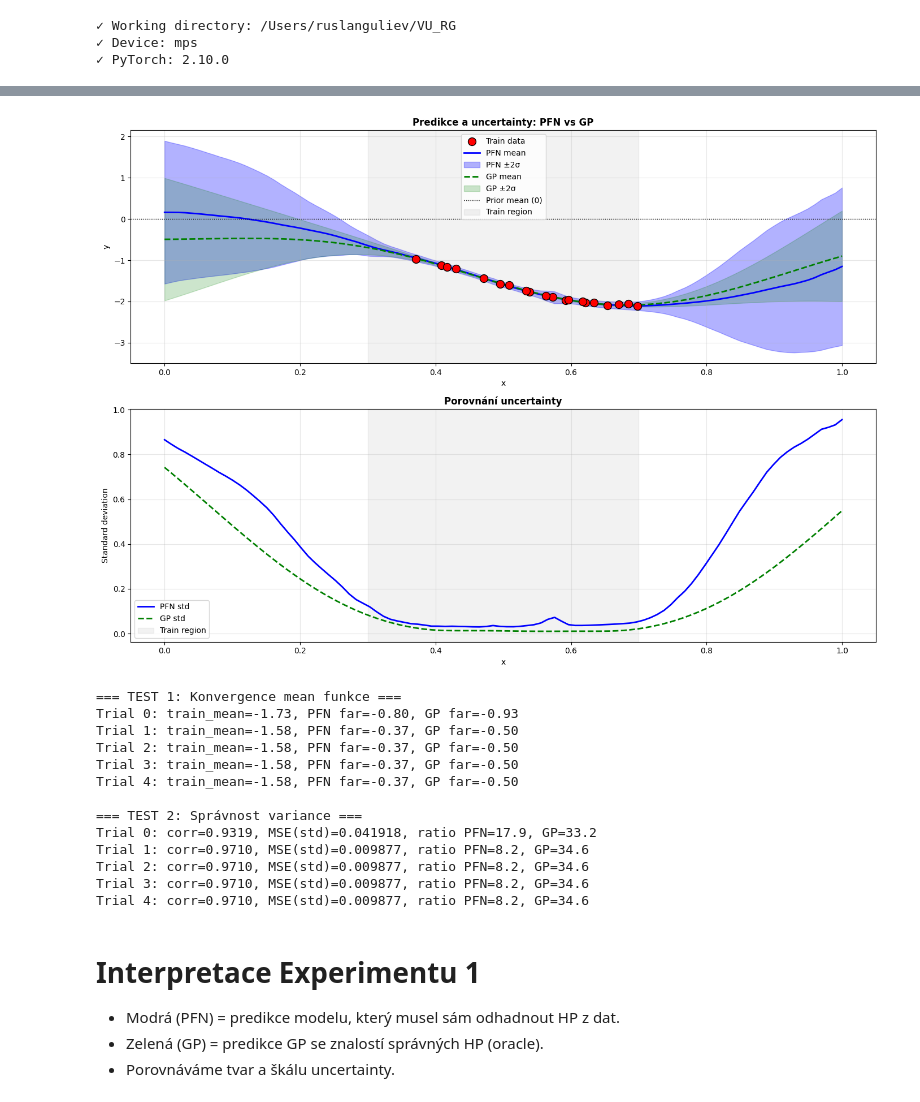
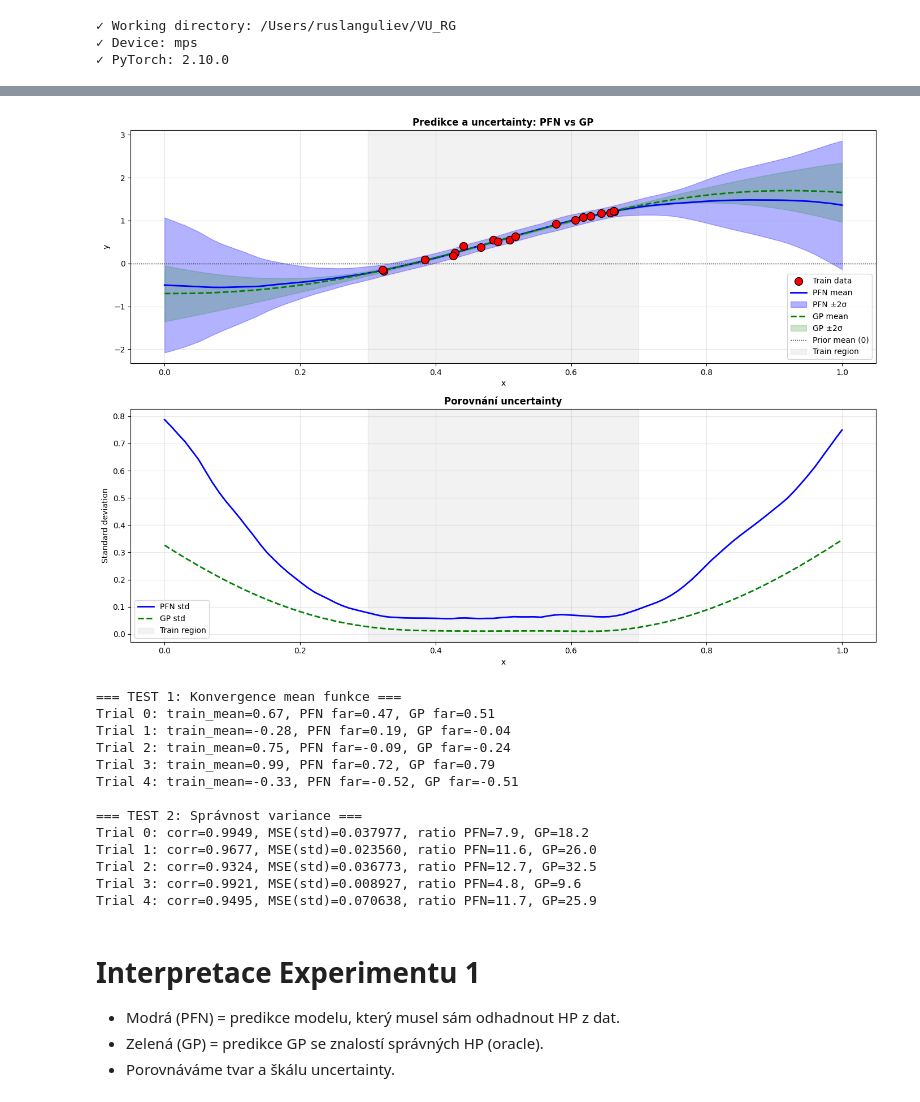
Before and after one commit to gulierus/VU_RG, a Jupyter notebook: experiments/PFN_RANDOM_HP_EXPERIMENTS.ipynb, the cells around one changed output, grey strips where cells are left out. Cells and saved outputs as stored; diff of their text form; code cells hidden in the pictures.

```diff
--- a/experiments/PFN_RANDOM_HP_EXPERIMENTS.ipynb
+++ b/experiments/PFN_RANDOM_HP_EXPERIMENTS.ipynb
@@ -53,12 +53,13 @@ print(f"✓ PyTorch: {torch.__version__}")
 # =============================================
 # NAČTENÍ MODELU
 # =============================================
-checkpoint_path = os.path.join('models', 'pfn_gp_model_hps_distr.pth')
+checkpoint_path = os.path.join('models', 'pfn_gp_model_hps_distr_300.pth')
 
 print(f"Loading: {checkpoint_path}")
 checkpoint = torch.load(checkpoint_path, map_location=device, weights_only=False)
 
 config = checkpoint['config']
+
 num_features = config['num_features']
 max_dataset_size = config['max_dataset_size']
 
@@ -108,8 +109,7 @@ loaded_model.eval()
 # GLOBÁLNÍ NASTAVENÍ
 # =============================================
 # Defaultní HP pro experimenty
-NOISE = 1e-3
-hps = {"noise": NOISE, "outputscale": 1.0, "lengthscale": 0.3}
+hps = {"noise": 1e-3, "outputscale": 1.0, "lengthscale": 0.3}
 hps_demo = hps
 
 def reset_seed():
@@ -122,6 +122,11 @@ def reset_seed():
     if torch.cuda.is_available():
         torch.cuda.manual_seed_all(s)
 
+def get_batch_cpu(batch_size, seq_len, num_features, hyperparameters, device):
+    """Wrapper: generuje data na CPU (správný seed), přesune na device."""
+    batch = get_batch_for_gp(batch_size, seq_len, num_features,
+                              device='cpu', hyperparameters=hyperparameters)
+    return Batch(x=batch.x.to(device), y=batch.y.to(device), target_y=batch.target_y.to(device))
 # Reset seedu HNED po dummy tréninku
 reset_seed()
 
@@ -179,7 +180,7 @@ def test_prior_convergence_and_variance(model, hps, n_trials=10):
     results = []
 
     for trial in range(n_trials):
-        batch = get_batch_for_gp(batch_size=1, seq_len=100, num_features=1, hyperparameters=hps)
+        batch = get_batch_cpu(batch_size=1, seq_len=100, num_features=1, hyperparameters=hps, device=device)
 
         train_mask = (batch.x[0, :, 0] >= 0.3) & (batch.x[0, :, 0] <= 0.7)
         train_indices = torch.where(train_mask)[0][:20]
@@ -230,47 +231,47 @@ ax.legend(); ax.grid(True, alpha=0.3)
 
 ax = axes[1]
 ax.plot(res['test_x'], res['pfn_std'], 'b-', lw=2, label='PFN std')
 ax.plot(res['test_x'], res['gp_std'], 'g--', lw=2, label='GP std')
 ax.axvspan(0.3, 0.7, alpha=0.1, color='gray', label='Train region')
 ax.set_xlabel('x'); ax.set_ylabel('Standard deviation')
 ax.set_title('Porovnání uncertainty', fontweight='bold')
 ax.legend(); ax.grid(True, alpha=0.3)
 plt.tight_layout(); plt.show()
 
 print("\n=== TEST 1: Konvergence mean funkce ===")
 for i, res in enumerate(results):
     far_mask = (res['test_x'] < 0.2) | (res['test_x'] > 0.8)
     near_mask = (res['test_x'] >= 0.4) & (res['test_x'] <= 0.6)
     train_mean = np.mean(res['train_y'])
     print(f"Trial {i}: train_mean={train_mean:.2f}, "
           f"PFN far={np.mean(res['pfn_mean'][far_mask]):.2f}, "
           f"GP far={np.mean(res['gp_mean'][far_mask]):.2f}")
 
 print("\n=== TEST 2: Správnost variance ===")
 for i, res in enumerate(results):
     corr = np.corrcoef(res['pfn_std'], res['gp_std'])[0, 1]
     mse_std = np.mean((res['pfn_std'] - res['gp_std'])**2)
     far_mask = (res['test_x'] < 0.2) | (res['test_x'] > 0.8)
     near_mask = (res['test_x'] >= 0.4) & (res['test_x'] <= 0.6)
     pfn_ratio = np.mean(res['pfn_std'][far_mask]) / np.mean(res['pfn_std'][near_mask])
     gp_ratio = np.mean(res['gp_std'][far_mask]) / np.mean(res['gp_std'][near_mask])
     print(f"Trial {i}: corr={corr:.4f}, MSE(std)={mse_std:.6f}, "
           f"ratio PFN={pfn_ratio:.1f}, GP={gp_ratio:.1f}")
 # %% [output]
-[figure, old version]
+[figure, new version]
 === TEST 1: Konvergence mean funkce ===
-Trial 0: train_mean=-1.73, PFN far=-0.80, GP far=-0.93
-Trial 1: train_mean=-1.58, PFN far=-0.37, GP far=-0.50
-Trial 2: train_mean=-1.58, PFN far=-0.37, GP far=-0.50
-Trial 3: train_mean=-1.58, PFN far=-0.37, GP far=-0.50
-Trial 4: train_mean=-1.58, PFN far=-0.37, GP far=-0.50
+Trial 0: train_mean=0.67, PFN far=0.47, GP far=0.51
+Trial 1: train_mean=-0.28, PFN far=0.19, GP far=-0.04
+Trial 2: train_mean=0.75, PFN far=-0.09, GP far=-0.24
+Trial 3: train_mean=0.99, PFN far=0.72, GP far=0.79
+Trial 4: train_mean=-0.33, PFN far=-0.52, GP far=-0.51
 
 === TEST 2: Správnost variance ===
-Trial 0: corr=0.9319, MSE(std)=0.041918, ratio PFN=17.9, GP=33.2
-Trial 1: corr=0.9710, MSE(std)=0.009877, ratio PFN=8.2, GP=34.6
-Trial 2: corr=0.9710, MSE(std)=0.009877, ratio PFN=8.2, GP=34.6
-Trial 3: corr=0.9710, MSE(std)=0.009877, ratio PFN=8.2, GP=34.6
-Trial 4: corr=0.9710, MSE(std)=0.009877, ratio PFN=8.2, GP=34.6
+Trial 0: corr=0.9949, MSE(std)=0.037977, ratio PFN=7.9, GP=18.2
+Trial 1: corr=0.9677, MSE(std)=0.023560, ratio PFN=11.6, GP=26.0
+Trial 2: corr=0.9324, MSE(std)=0.036773, ratio PFN=12.7, GP=32.5
+Trial 3: corr=0.9921, MSE(std)=0.008927, ratio PFN=4.8, GP=9.6
+Trial 4: corr=0.9495, MSE(std)=0.070638, ratio PFN=11.7, GP=25.9
 # %% [markdown]
 # Interpretace Experimentu 1
 
```
Also changed, not shown: parts of 15 cells of this notebook, 1 other file.
